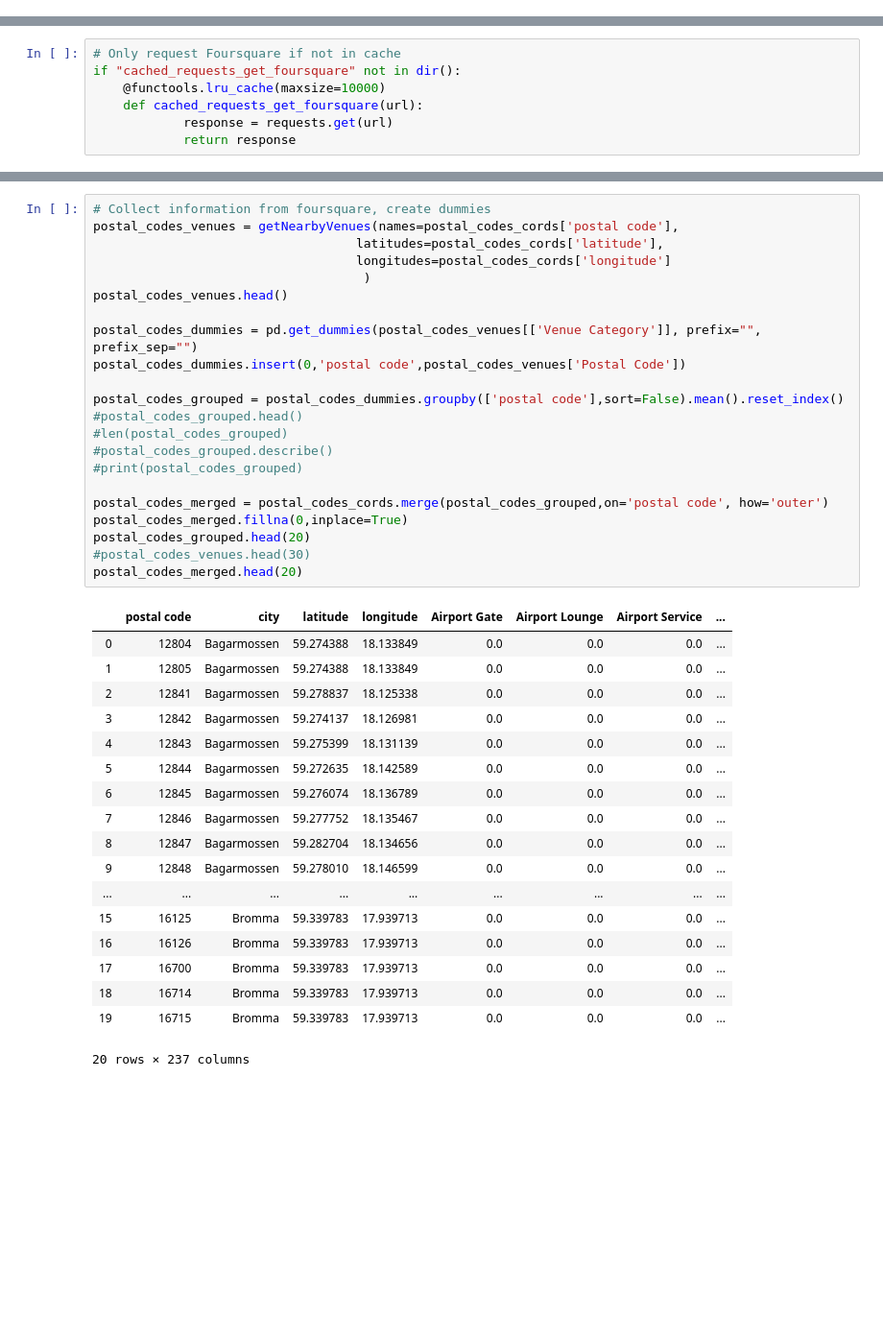
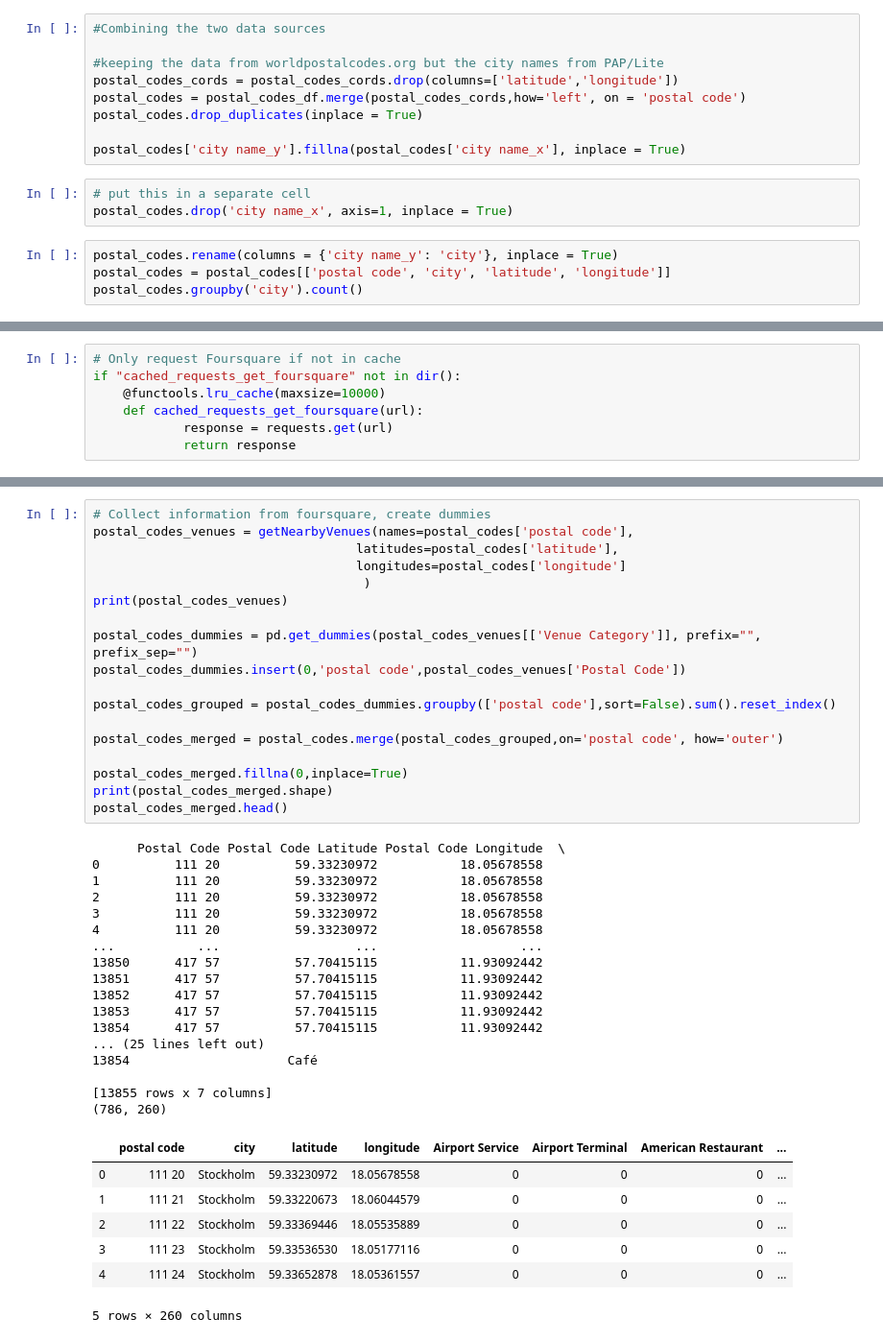
Before and after one commit to agrahn95/Coursera_Capstone, a Jupyter notebook: Capstone Project Course.ipynb, the cells around one changed output, grey strips where cells are left out. Shown at 96% size. Cells and saved outputs as stored; diff of their text form; blank space fills up the shorter version.

```diff
--- a/Capstone Project Course.ipynb
+++ b/Capstone Project Course.ipynb
@@ -146,0 +230,16 @@ Number of rows after removing duplicates:  1111
+# %%
+#Combining the two data sources
+
+#keeping the data from worldpostalcodes.org but the city names from PAP/Lite
+postal_codes_cords = postal_codes_cords.drop(columns=['latitude','longitude'])
+postal_codes = postal_codes_df.merge(postal_codes_cords,how='left', on = 'postal code')
+postal_codes.drop_duplicates(inplace = True)
+
+postal_codes['city name_y'].fillna(postal_codes['city name_x'], inplace = True)
+# %%
+# put this in a separate cell
+postal_codes.drop('city name_x', axis=1, inplace = True)
+# %%
+postal_codes.rename(columns = {'city name_y': 'city'}, inplace = True)
+postal_codes = postal_codes[['postal code', 'city', 'latitude', 'longitude']]
+postal_codes.groupby('city').count()
@@ -195,42 +314,44 @@ def getNearbyVenues(names, latitudes, longitudes, radius=1000):
     return(nearby_venues)
 # %%
 # Collect information from foursquare, create dummies
-postal_codes_venues = getNearbyVenues(names=postal_codes_cords['postal code'],
-                                   latitudes=postal_codes_cords['latitude'],
-                                   longitudes=postal_codes_cords['longitude']
+postal_codes_venues = getNearbyVenues(names=postal_codes['postal code'],
+                                   latitudes=postal_codes['latitude'],
+                                   longitudes=postal_codes['longitude']
                                     )
-postal_codes_venues.head()
+print(postal_codes_venues)
 
 postal_codes_dummies = pd.get_dummies(postal_codes_venues[['Venue Category']], prefix="", prefix_sep="")
 postal_codes_dummies.insert(0,'postal code',postal_codes_venues['Postal Code'])
 
-postal_codes_grouped = postal_codes_dummies.groupby(['postal code'],sort=False).mean().reset_index()
-#postal_codes_grouped.head()
-#len(postal_codes_grouped)
-#postal_codes_grouped.describe()
-#print(postal_codes_grouped)
+postal_codes_grouped = postal_codes_dummies.groupby(['postal code'],sort=False).sum().reset_index()
 
-postal_codes_merged = postal_codes_cords.merge(postal_codes_grouped,on='postal code', how='outer')
+postal_codes_merged = postal_codes.merge(postal_codes_grouped,on='postal code', how='outer')
+
 postal_codes_merged.fillna(0,inplace=True)
-postal_codes_grouped.head(20)
-#postal_codes_venues.head(30)
-postal_codes_merged.head(20)
+print(postal_codes_merged.shape)
+postal_codes_merged.head()
 # %% [output]
+      Postal Code Postal Code Latitude Postal Code Longitude  \
+0          111 20          59.33230972           18.05678558
+1          111 20          59.33230972           18.05678558
+2          111 20          59.33230972           18.05678558
+3          111 20          59.33230972           18.05678558
+4          111 20          59.33230972           18.05678558
+...           ...                  ...                   ...
+13850      417 57          57.70415115           11.93092442
+13851      417 57          57.70415115           11.93092442
+13852      417 57          57.70415115           11.93092442
+13853      417 57          57.70415115           11.93092442
+13854      417 57          57.70415115           11.93092442
+... (25 lines left out)
+13854                     Café
+
+[13855 rows x 7 columns]
+(786, 260)
-|  | postal code | city | latitude | longitude | Airport Gate | Airport Lounge | Airport Service | ... |
-| 0 | 12804 | Bagarmossen | 59.274388 | 18.133849 | 0.0 | 0.0 | 0.0 | ... |
-| 1 | 12805 | Bagarmossen | 59.274388 | 18.133849 | 0.0 | 0.0 | 0.0 | ... |
-| 2 | 12841 | Bagarmossen | 59.278837 | 18.125338 | 0.0 | 0.0 | 0.0 | ... |
-| 3 | 12842 | Bagarmossen | 59.274137 | 18.126981 | 0.0 | 0.0 | 0.0 | ... |
-| 4 | 12843 | Bagarmossen | 59.275399 | 18.131139 | 0.0 | 0.0 | 0.0 | ... |
-| 5 | 12844 | Bagarmossen | 59.272635 | 18.142589 | 0.0 | 0.0 | 0.0 | ... |
-| 6 | 12845 | Bagarmossen | 59.276074 | 18.136789 | 0.0 | 0.0 | 0.0 | ... |
-| 7 | 12846 | Bagarmossen | 59.277752 | 18.135467 | 0.0 | 0.0 | 0.0 | ... |
-| 8 | 12847 | Bagarmossen | 59.282704 | 18.134656 | 0.0 | 0.0 | 0.0 | ... |
-| 9 | 12848 | Bagarmossen | 59.278010 | 18.146599 | 0.0 | 0.0 | 0.0 | ... |
-| ... | ... | ... | ... | ... | ... | ... | ... | ... |
-| 15 | 16125 | Bromma | 59.339783 | 17.939713 | 0.0 | 0.0 | 0.0 | ... |
-| 16 | 16126 | Bromma | 59.339783 | 17.939713 | 0.0 | 0.0 | 0.0 | ... |
-| 17 | 16700 | Bromma | 59.339783 | 17.939713 | 0.0 | 0.0 | 0.0 | ... |
-| 18 | 16714 | Bromma | 59.339783 | 17.939713 | 0.0 | 0.0 | 0.0 | ... |
-| 19 | 16715 | Bromma | 59.339783 | 17.939713 | 0.0 | 0.0 | 0.0 | ... |
+|  | postal code | city | latitude | longitude | Airport Service | Airport Terminal | American Restaurant | ... |
+| 0 | 111 20 | Stockholm | 59.33230972 | 18.05678558 | 0 | 0 | 0 | ... |
+| 1 | 111 21 | Stockholm | 59.33220673 | 18.06044579 | 0 | 0 | 0 | ... |
+| 2 | 111 22 | Stockholm | 59.33369446 | 18.05535889 | 0 | 0 | 0 | ... |
+| 3 | 111 23 | Stockholm | 59.33536530 | 18.05177116 | 0 | 0 | 0 | ... |
+| 4 | 111 24 | Stockholm | 59.33652878 | 18.05361557 | 0 | 0 | 0 | ... |
-20 rows × 237 columns
+5 rows × 260 columns
```
Also changed, not shown: parts of 28 cells of this notebook.
